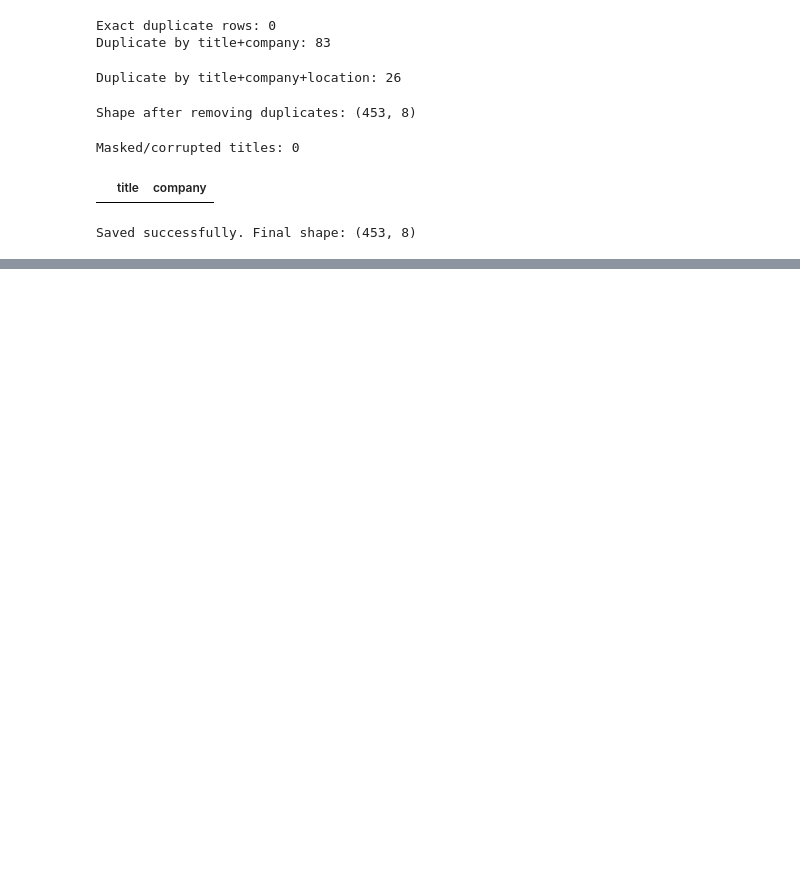
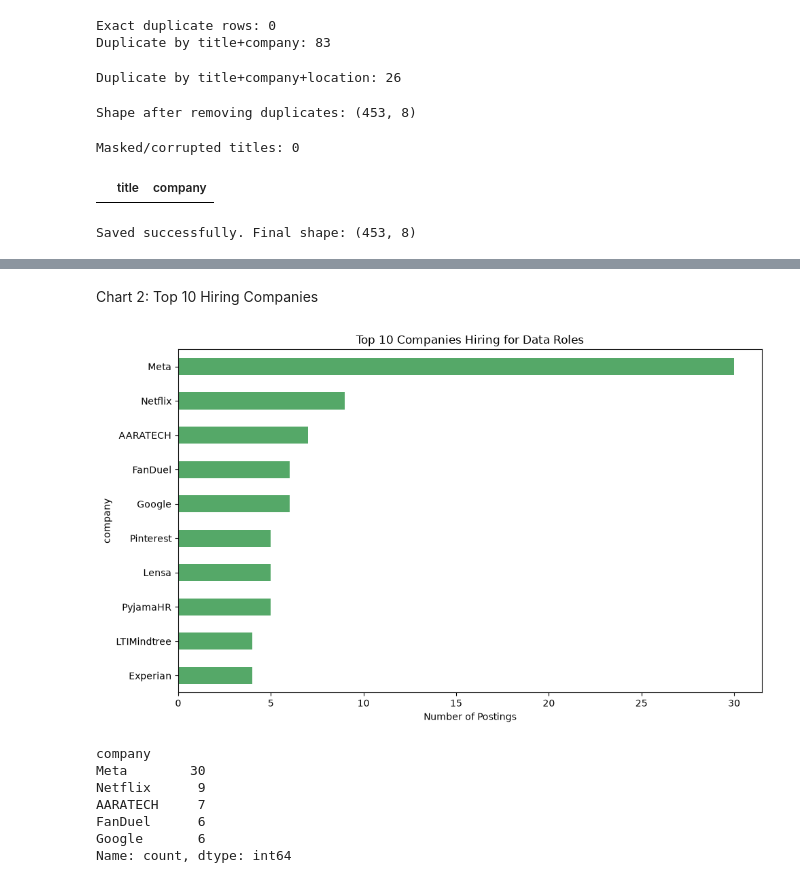
Before and after one commit to BhuvanJJ0055/skill-demand-analyzer, a Jupyter notebook: notebooks/01_data_exploration.ipynb, the cells around one changed output, grey strips where cells are left out. Saved outputs shown, nothing was run; the diff lists cells and outputs as text; code cells hidden in the pictures; blank space fills up the shorter version.

```diff
--- a/notebooks/01_data_exploration.ipynb
+++ b/notebooks/01_data_exploration.ipynb
@@ -158,0 +194,21 @@ Saved successfully. Final shape: (453, 8)
+# %% [markdown]
+Chart 2: Top 10 Hiring Companies
+# %%
+plt.figure(figsize=(10, 6))
+clean_df['company'].value_counts().head(10).plot(kind='barh', color='#55A868')
+plt.title('Top 10 Companies Hiring for Data Roles')
+plt.xlabel('Number of Postings')
+plt.gca().invert_yaxis()  # highest at top
+plt.tight_layout()
+plt.savefig('../notebooks/chart2_top_companies.png')
+plt.show()
+clean_df['company'].value_counts().head(5)
+# %% [output]
+[figure, added]
+company
+Meta        30
+Netflix      9
+AARATECH     7
+FanDuel      6
+Google       6
+Name: count, dtype: int64
```
Also changed, not shown: parts of 10 cells of this notebook, 6 other files.
